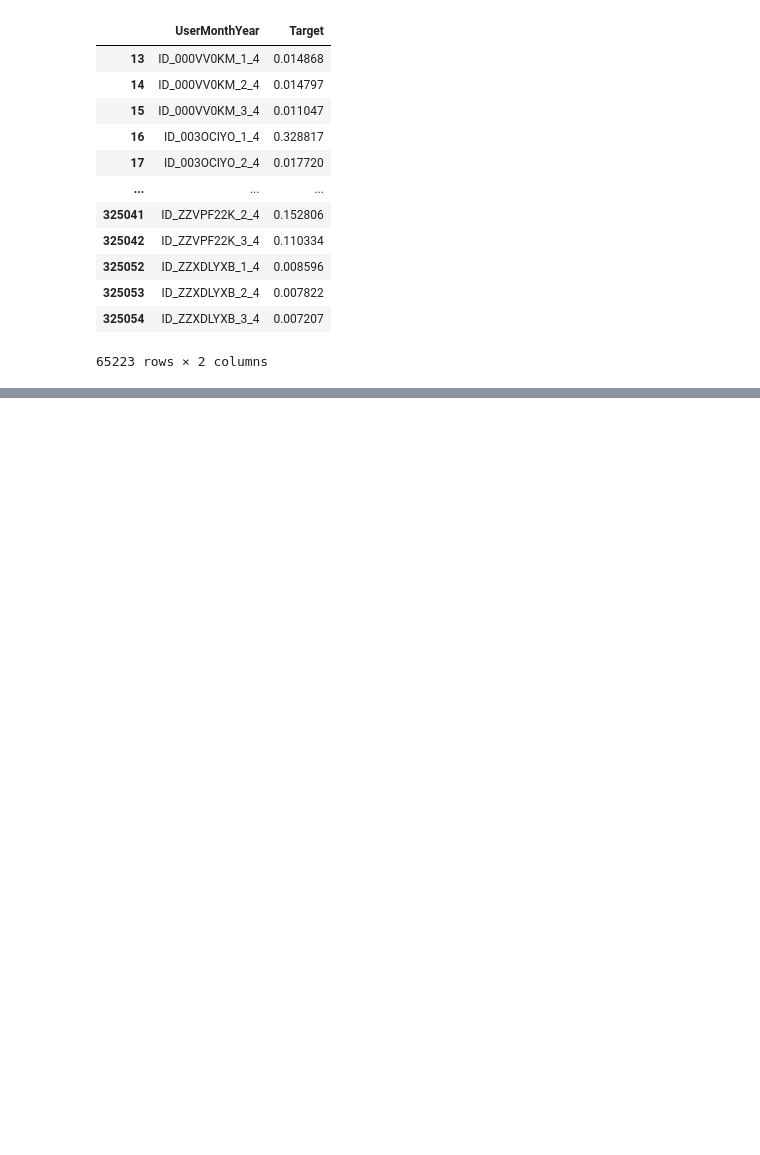
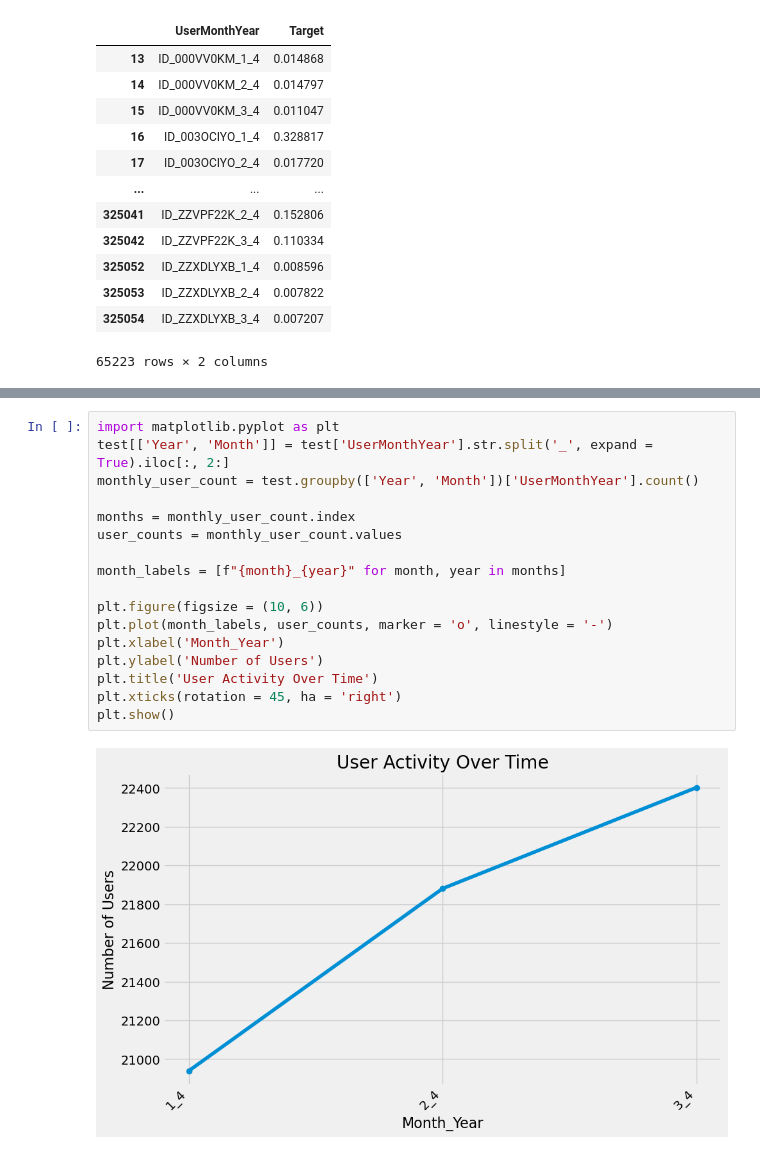
Before and after one commit to cyrusrose/dc_ptoject, a Jupyter notebook: modeling.ipynb, the cells around one changed output, grey strips where cells are left out. Saved outputs shown, nothing was run; the diff lists cells and outputs as text; blank space fills up the shorter version.

```diff
--- a/modeling.ipynb
+++ b/modeling.ipynb
@@ -700,0 +720,19 @@ test[['UserMonthYear', 'Target']]
+# %%
+import matplotlib.pyplot as plt
+test[['Year', 'Month']] = test['UserMonthYear'].str.split('_', expand = True).iloc[:, 2:]
+monthly_user_count = test.groupby(['Year', 'Month'])['UserMonthYear'].count()
+
+months = monthly_user_count.index
+user_counts = monthly_user_count.values
+
+month_labels = [f"{month}_{year}" for month, year in months]
+
+plt.figure(figsize = (10, 6))
+plt.plot(month_labels, user_counts, marker = 'o', linestyle = '-')
+plt.xlabel('Month_Year')
+plt.ylabel('Number of Users')
+plt.title('User Activity Over Time')
+plt.xticks(rotation = 45, ha = 'right')
+plt.show()
+# %% [output]
+[figure, added]
```
Also changed, not shown: parts of 20 cells of this notebook.
